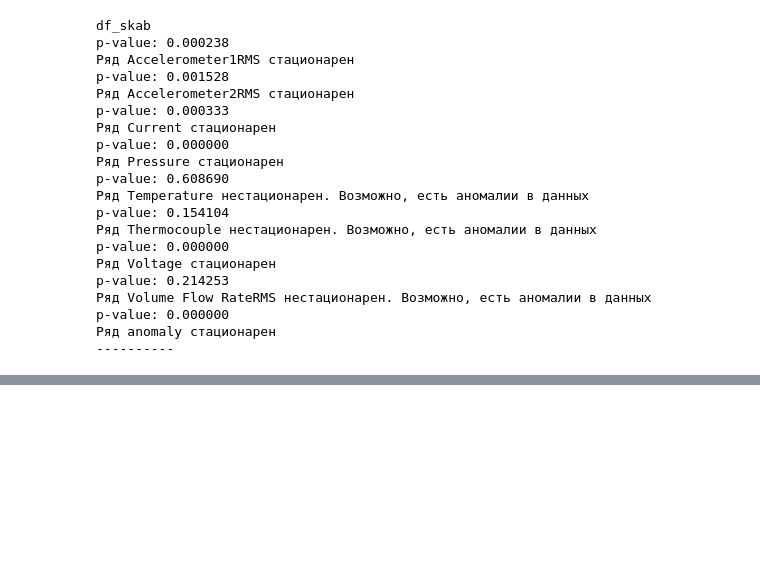
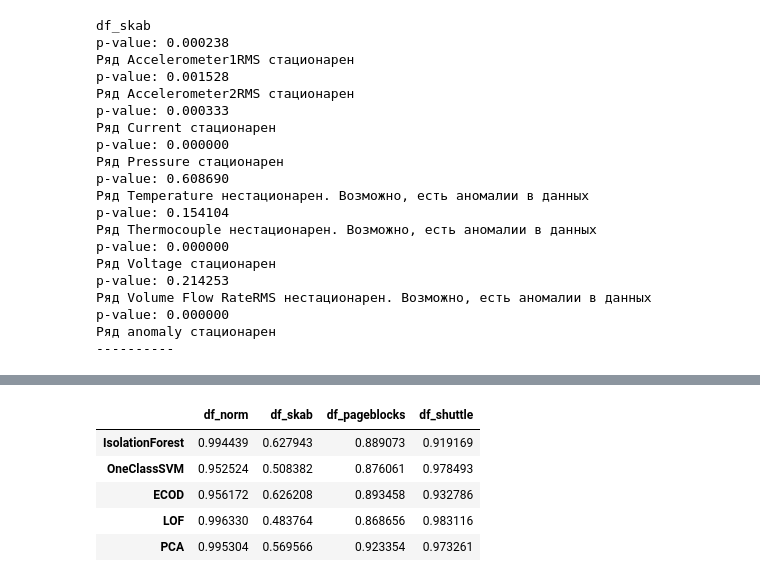
Before and after one commit to rufous86/novelty_detection, a Jupyter notebook: pipeline.ipynb, the cells around one changed output, grey strips where cells are left out. Saved outputs shown, nothing was run; the diff lists cells and outputs as text; code cells hidden in the pictures; blank space fills up the shorter version.

Commit message:
table

```diff
--- a/pipeline.ipynb
+++ b/pipeline.ipynb
@@ -550,3 +550,16 @@ df_dict
   'ECOD': 0.9327864959584286,
   'LOF': 0.9831157579695592,
   'PCA': 0.9732608668854333}}
+# %%
+data = []
+for df_name, df in df_dict.items():
+    data.append(pd.DataFrame(df, index=[df_name]))
+
+pd.concat(data).T
+# %% [output]
+|  | df_norm | df_skab | df_pageblocks | df_shuttle |
+| IsolationForest | 0.994439 | 0.627943 | 0.889073 | 0.919169 |
+| OneClassSVM | 0.952524 | 0.508382 | 0.876061 | 0.978493 |
+| ECOD | 0.956172 | 0.626208 | 0.893458 | 0.932786 |
+| LOF | 0.996330 | 0.483764 | 0.868656 | 0.983116 |
+| PCA | 0.995304 | 0.569566 | 0.923354 | 0.973261 |
```
Also changed, not shown: parts of 2 cells of this notebook.
